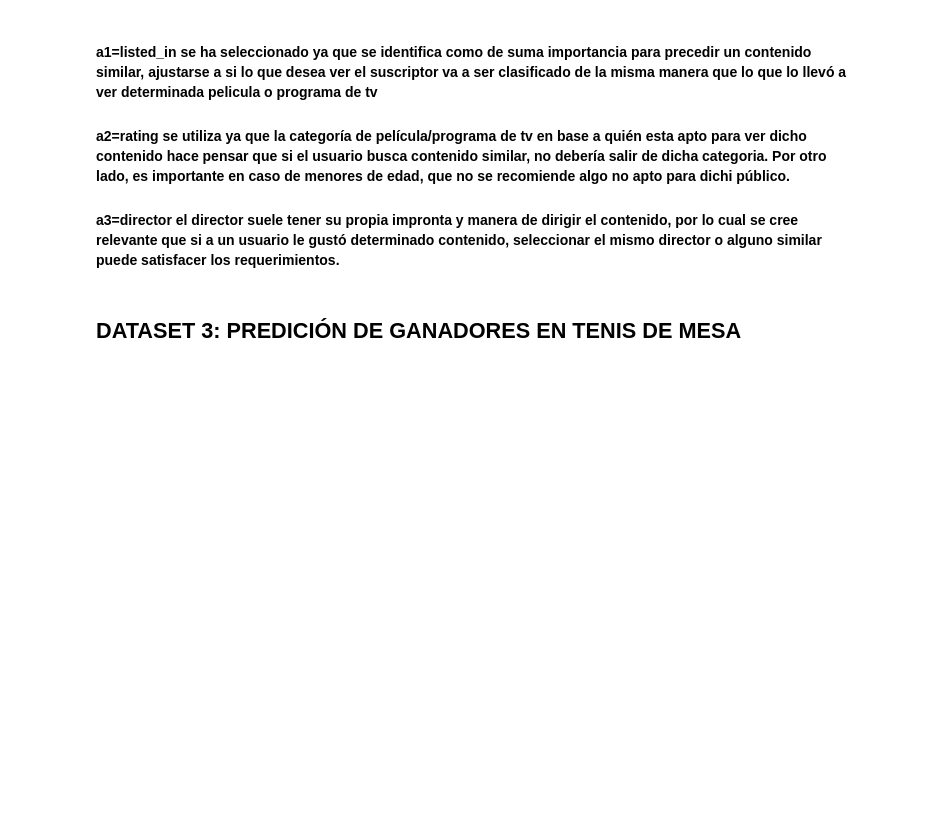
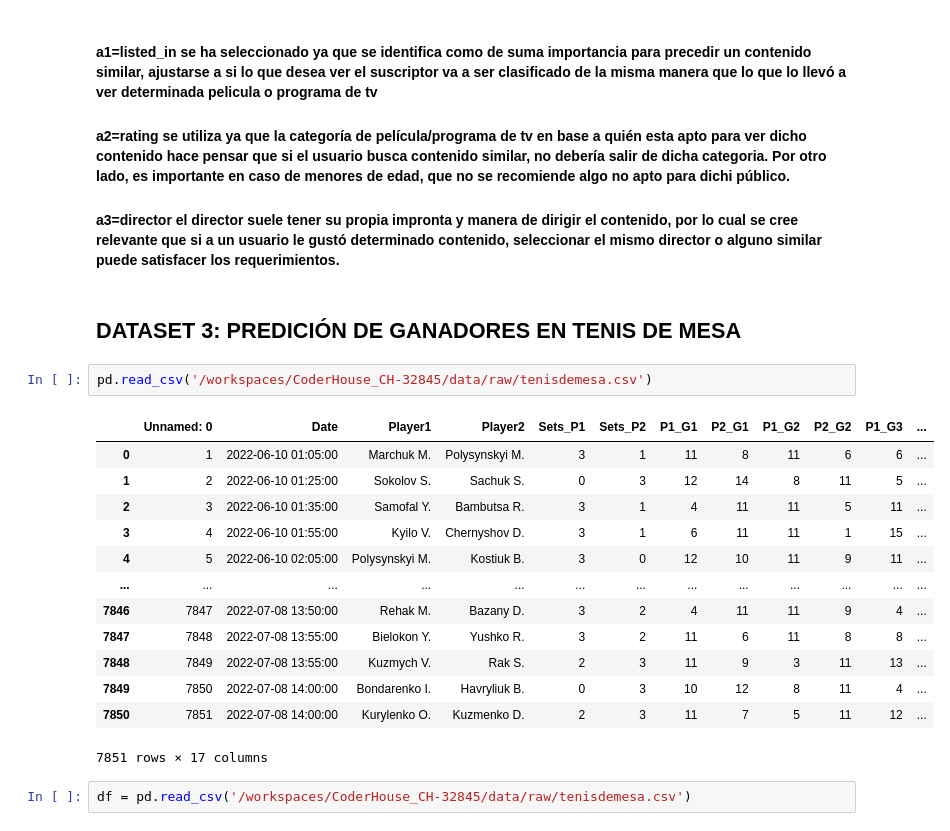
Before and after one commit to FacundoCardozo5/CoderHouse_CH-32845, a Jupyter notebook: notebooks/DatasetsCardozo.ipynb, the cells around one changed output. Saved outputs shown, nothing was run; the diff lists cells and outputs as text; blank space fills up the shorter version.

```diff
--- a/notebooks/DatasetsCardozo.ipynb
+++ b/notebooks/DatasetsCardozo.ipynb
@@ -455,3 +455,21 @@ memory usage: 825.8+ KB
 #### a3=director el director suele tener su propia impronta y manera de dirigir el contenido, por lo cual se cree relevante que si a un usuario le gustó determinado contenido, seleccionar el mismo director o alguno similar puede satisfacer los requerimientos.
 # %% [markdown]
 ## DATASET 3: PREDICIÓN DE GANADORES EN TENIS DE MESA
+# %%
+pd.read_csv('/workspaces/CoderHouse_CH-32845/data/raw/tenisdemesa.csv')
+# %% [output]
+|  | Unnamed: 0 | Date | Player1 | Player2 | Sets_P1 | Sets_P2 | P1_G1 | P2_G1 | P1_G2 | P2_G2 | P1_G3 | ... |
+| 0 | 1 | 2022-06-10 01:05:00 | Marchuk M. | Polysynskyi M. | 3 | 1 | 11 | 8 | 11 | 6 | 6 | ... |
+| 1 | 2 | 2022-06-10 01:25:00 | Sokolov S. | Sachuk S. | 0 | 3 | 12 | 14 | 8 | 11 | 5 | ... |
+| 2 | 3 | 2022-06-10 01:35:00 | Samofal Y. | Bambutsa R. | 3 | 1 | 4 | 11 | 11 | 5 | 11 | ... |
+| 3 | 4 | 2022-06-10 01:55:00 | Kyilo V. | Chernyshov D. | 3 | 1 | 6 | 11 | 11 | 1 | 15 | ... |
+| 4 | 5 | 2022-06-10 02:05:00 | Polysynskyi M. | Kostiuk B. | 3 | 0 | 12 | 10 | 11 | 9 | 11 | ... |
+| ... | ... | ... | ... | ... | ... | ... | ... | ... | ... | ... | ... | ... |
+| 7846 | 7847 | 2022-07-08 13:50:00 | Rehak M. | Bazany D. | 3 | 2 | 4 | 11 | 11 | 9 | 4 | ... |
+| 7847 | 7848 | 2022-07-08 13:55:00 | Bielokon Y. | Yushko R. | 3 | 2 | 11 | 6 | 11 | 8 | 8 | ... |
+| 7848 | 7849 | 2022-07-08 13:55:00 | Kuzmych V. | Rak S. | 2 | 3 | 11 | 9 | 3 | 11 | 13 | ... |
+| 7849 | 7850 | 2022-07-08 14:00:00 | Bondarenko I. | Havryliuk B. | 0 | 3 | 10 | 12 | 8 | 11 | 4 | ... |
+| 7850 | 7851 | 2022-07-08 14:00:00 | Kurylenko O. | Kuzmenko D. | 2 | 3 | 11 | 7 | 5 | 11 | 12 | ... |
+7851 rows × 17 columns
+# %%
+df = pd.read_csv('/workspaces/CoderHouse_CH-32845/data/raw/tenisdemesa.csv')
```
Also changed, not shown: parts of 7 cells of this notebook.
